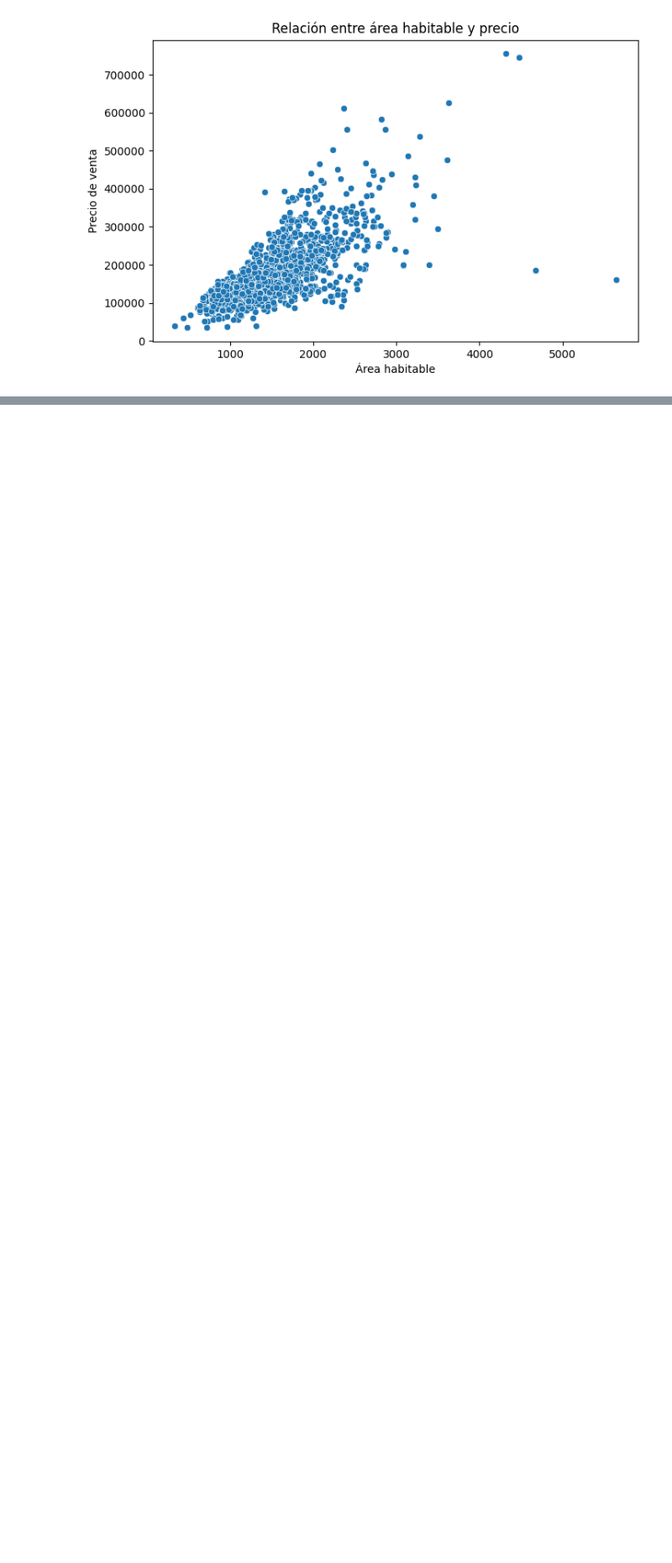
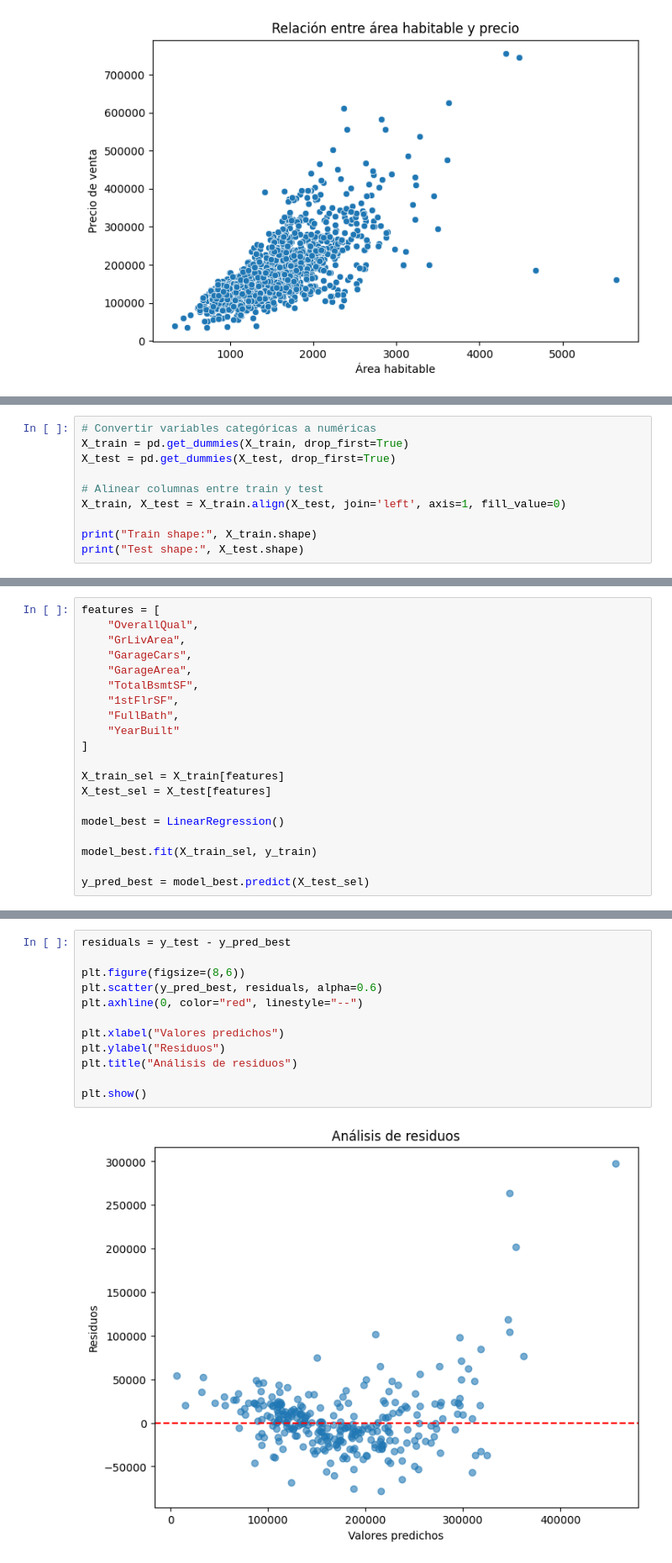
Before and after one commit to Alejandrosiaus/Laboratorio_3_MD, a Jupyter notebook: notebooks/avance_eda.ipynb, the cells around one changed output, grey strips where cells are left out. Shown at 84% size. Saved outputs shown, nothing was run; the diff lists cells and outputs as text; blank space fills up the shorter version.

```diff
--- a/notebooks/avance_eda.ipynb
+++ b/notebooks/avance_eda.ipynb
@@ -179,0 +222,10 @@ plt.show()
+# %%
+# Convertir variables categóricas a numéricas
+X_train = pd.get_dummies(X_train, drop_first=True)
+X_test = pd.get_dummies(X_test, drop_first=True)
+
+# Alinear columnas entre train y test
+X_train, X_test = X_train.align(X_test, join='left', axis=1, fill_value=0)
+
+print("Train shape:", X_train.shape)
+print("Test shape:", X_test.shape)
@@ -179,0 +273,20 @@ plt.show()
+# %%
+features = [
+    "OverallQual",
+    "GrLivArea",
+    "GarageCars",
+    "GarageArea",
+    "TotalBsmtSF",
+    "1stFlrSF",
+    "FullBath",
+    "YearBuilt"
+]
+
+X_train_sel = X_train[features]
+X_test_sel = X_test[features]
+
+model_best = LinearRegression()
+
+model_best.fit(X_train_sel, y_train)
+
+y_pred_best = model_best.predict(X_test_sel)
@@ -179,0 +304,14 @@ plt.show()
+# %%
+residuals = y_test - y_pred_best
+
+plt.figure(figsize=(8,6))
+plt.scatter(y_pred_best, residuals, alpha=0.6)
+plt.axhline(0, color="red", linestyle="--")
+
+plt.xlabel("Valores predichos")
+plt.ylabel("Residuos")
+plt.title("Análisis de residuos")
+
+plt.show()
+# %% [output]
+[figure, added]
```
Also changed, not shown: parts of 12 cells of this notebook.
